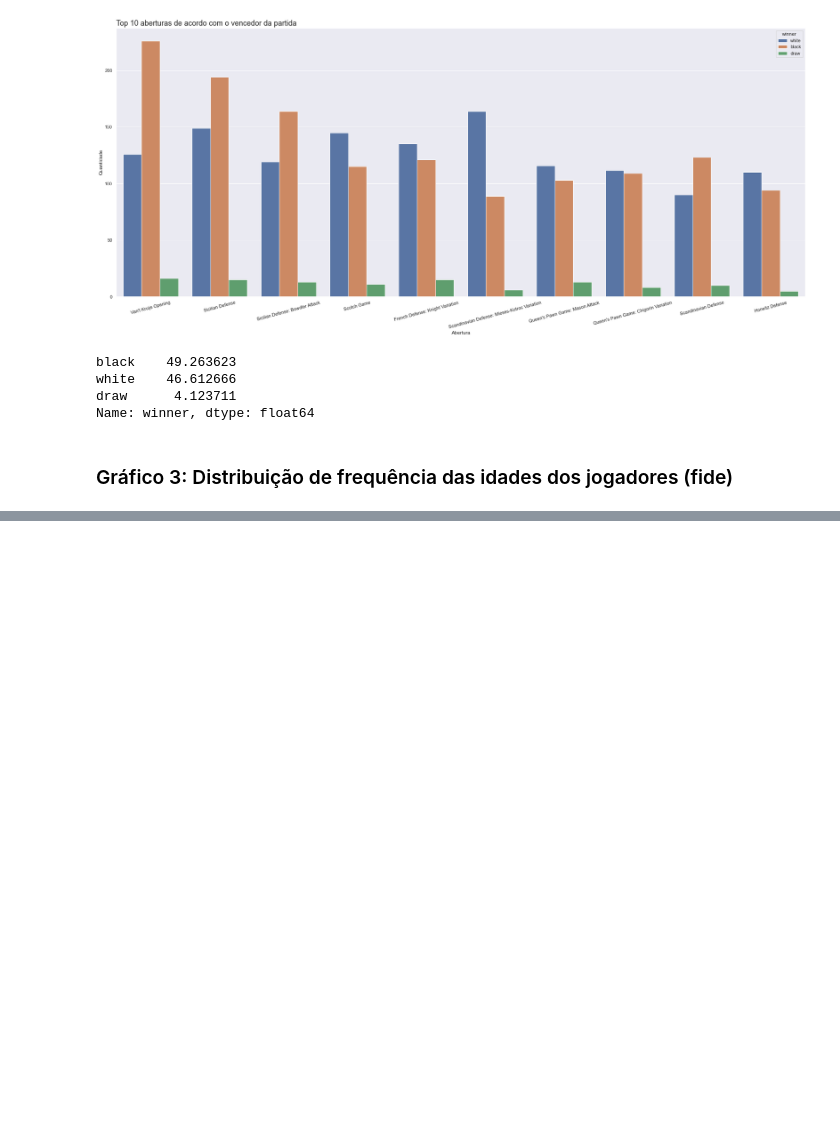
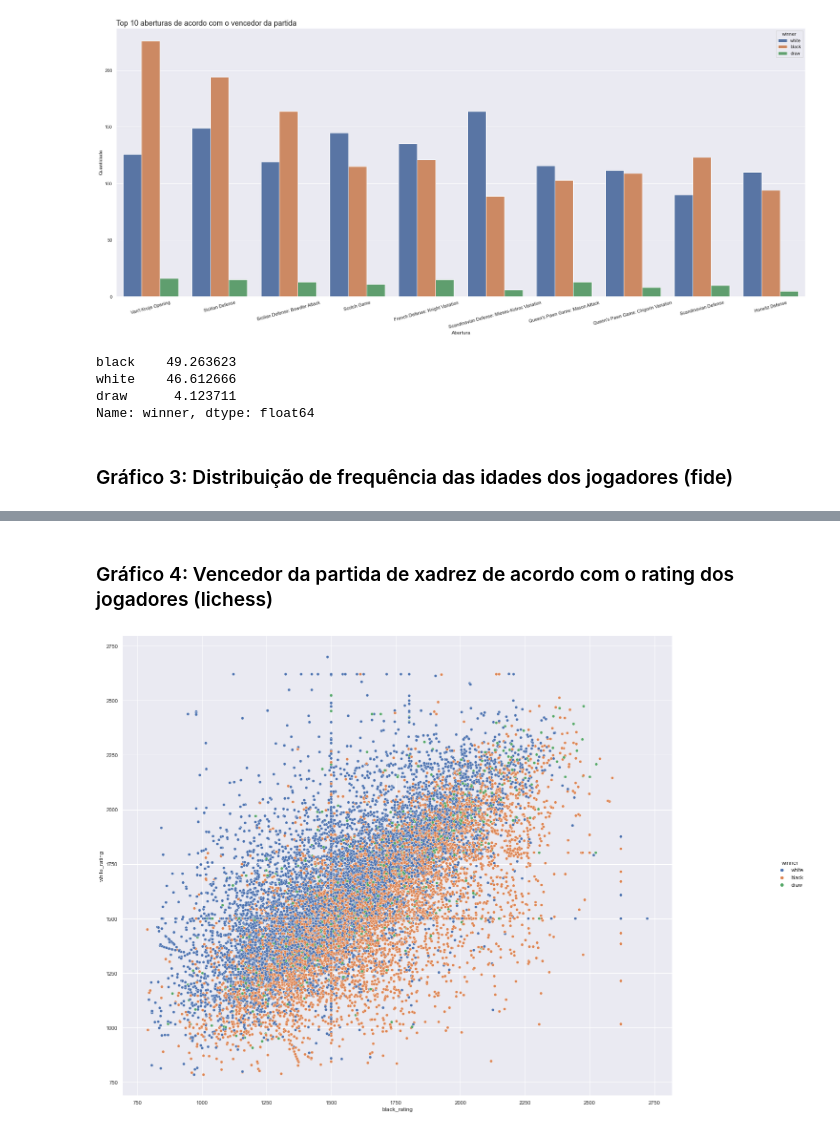
Before and after one commit to samilagarrido/DataChess, a Jupyter notebook: projeto.ipynb, the cells around one changed output, grey strips where cells are left out. Drawn from its saved outputs; the diff is of its cells as text; code cells hidden in the pictures; blank space fills up the shorter version.

Commit message:
Adicionando gráficos no projeto

```diff
--- a/projeto.ipynb
+++ b/projeto.ipynb
@@ -300,0 +308,22 @@ ax.figure.set_size_inches(30,12)
+# %% [markdown]
+### Gráfico 4: Vencedor da partida de xadrez de acordo com o rating dos jogadores (lichess)
+# %%
+## O rating diz respeito ao nível do jogador em relação aos outros
+## Quanto maior o rating, melhor costuma ser o desempenho do jogador
+
+## Sabemos que a cor da peça e o tipo de abertura podem influenciar no resultado do jogo
+## Mas e o rating? Será que o nível dos jogadores é decisivo para o resultado das partidas?
+
+## Quem ganha mais partidas quando o rating do jogador de brancas é maior?
+## E quando o rating do jogador de pretas é maior?
+
+ax = sns.relplot(x='black_rating', y='white_rating', data=lichess, hue='winner')
+ax.figure.set_size_inches(24,16)
+
+## Muito ponto, né? Mais de 20 mil
+## Mas dá pra notar algumas coisas:
+
+## Na diagonal superior do gráfico (região onde white_rating > black_rating), nota-se uma predominância de pontos de cor azul (vitória das brancas)
+## O mesmo ocorre na diagonal inferior (região onde white_rating < black_rating); nota-se uma predominância de pontos de cor laranja (vitória das pretas)
+# %% [output]
+[figure, added]
```
Also changed, not shown: parts of 10 cells of this notebook.
